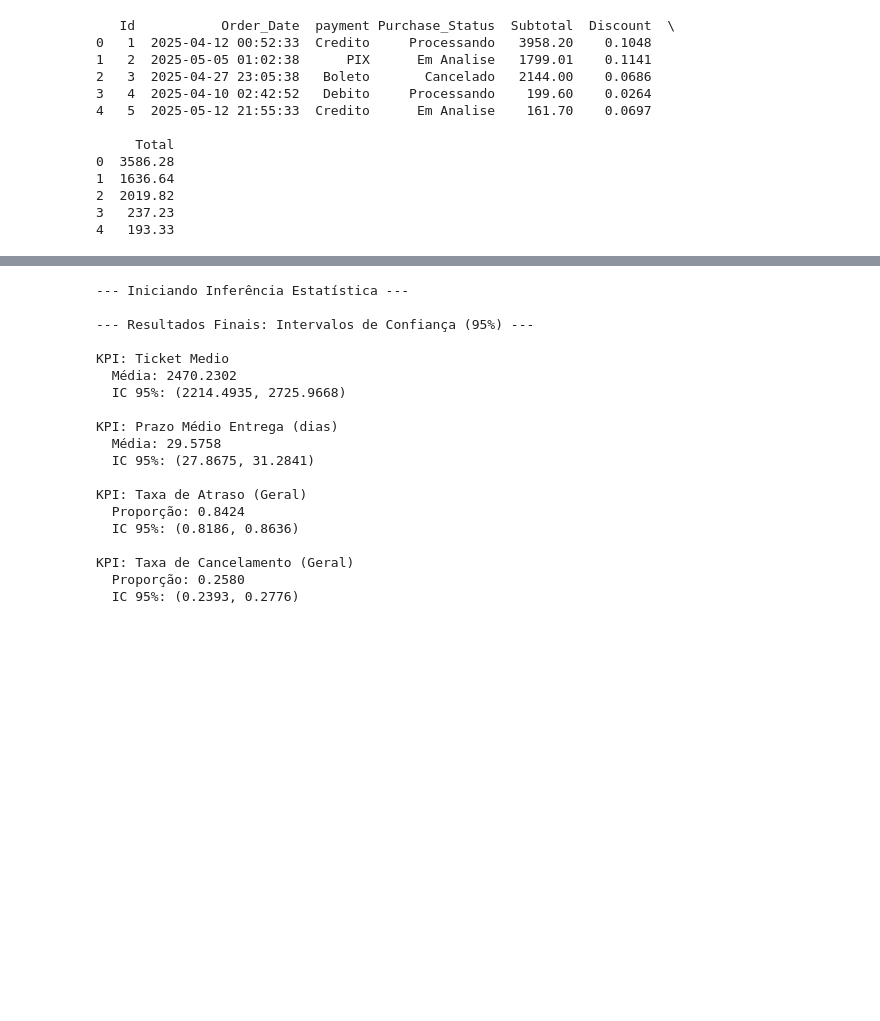
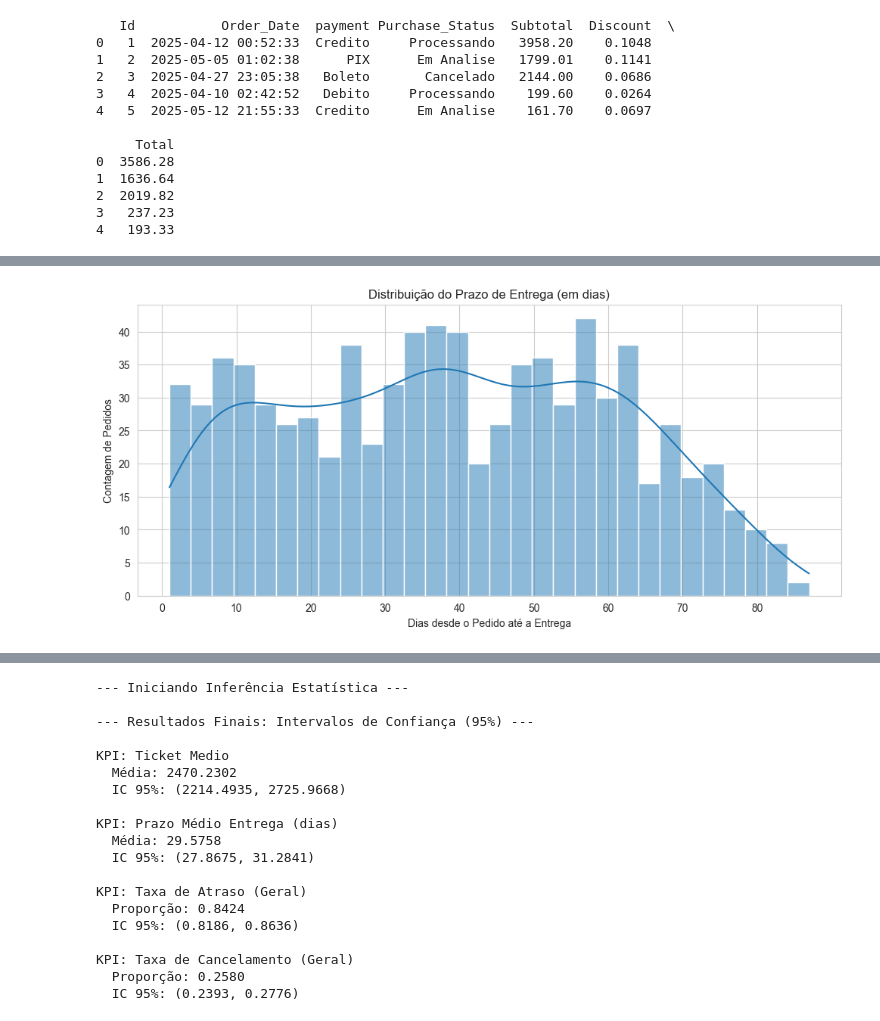
Before and after one commit to kaykyDias04/analytical-report-Statistics-Grade, a Jupyter notebook: ETL.ipynb, the cells around one changed output, grey strips where cells are left out. Cells and saved outputs as stored; diff of their text form; code cells hidden in the pictures; blank space fills up the shorter version.

```diff
--- a/ETL.ipynb
+++ b/ETL.ipynb
@@ -332,0 +219,15 @@ plt.show()
+# %%
+
+# Histograma do Prazo de Entrega (Lead Time)
+if not df_entregues.empty:
+    plt.figure(figsize=(12, 5))
+    dados_filtrados = df_entregues[df_entregues['delivery_lead_time_days'] > 0]['delivery_lead_time_days']
+
+    sns.histplot(dados_filtrados, kde=True, bins=30)
+    plt.title('Distribuição do Prazo de Entrega (em dias)')
+    plt.ylabel('Contagem de Pedidos')
+    plt.xlabel('Dias desde o Pedido até a Entrega')
+    plt.xticks(range(0, dados_filtrados.max(), 10))
+    plt.show()
+# %% [output]
+[figure, added]
```
Also changed, not shown: parts of 13 cells of this notebook.
